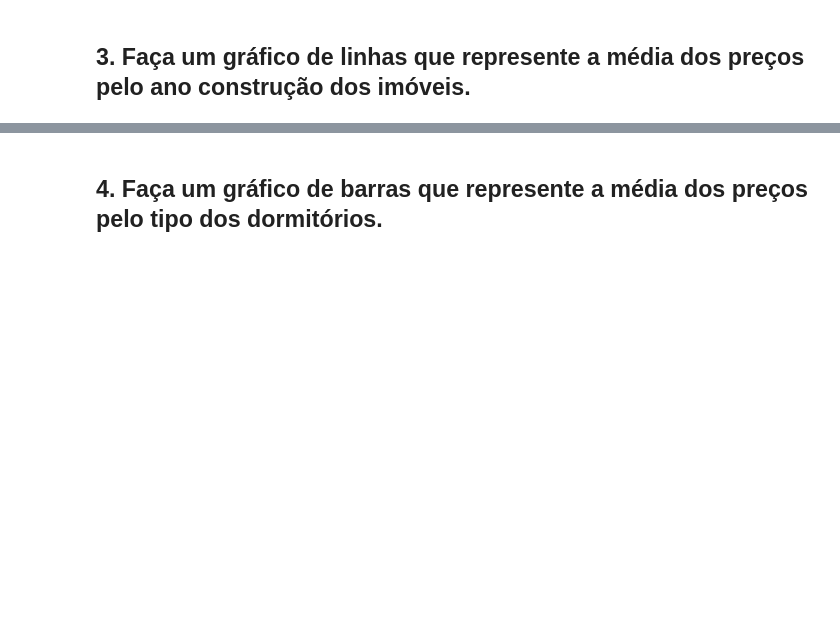
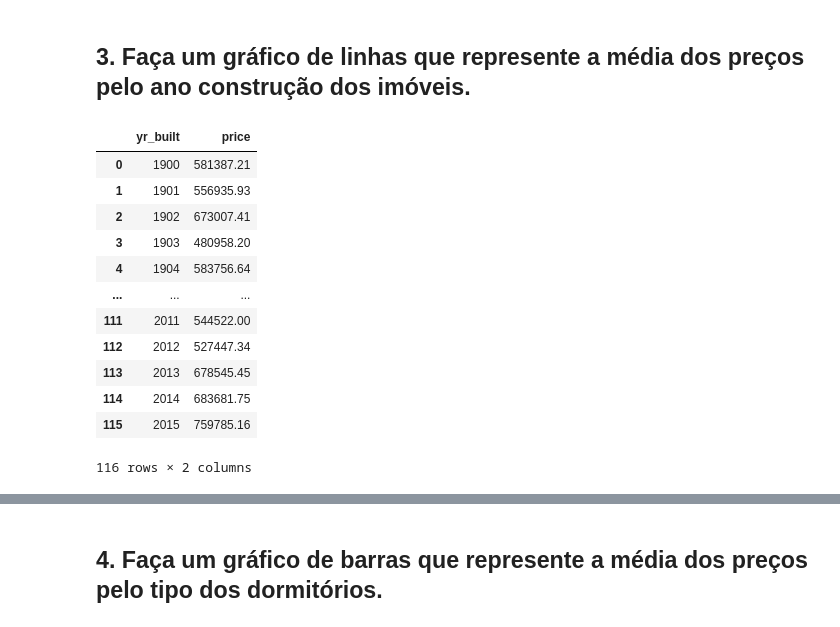
Before and after one commit to daniazevedo7/curso_python_zero_ao_ds, a Jupyter notebook: modulo_03/respostas.ipynb, the cells around one changed output, grey strips where cells are left out. Drawn from its saved outputs; the diff is of its cells as text; code cells hidden in the pictures; blank space fills up the shorter version.

```diff
--- a/modulo_03/respostas.ipynb
+++ b/modulo_03/respostas.ipynb
@@ -112,2 +121,18 @@ ValueError: Could not interpret input 'bedrooms'
 # %% [markdown]
 ## 3. Faça um gráfico de linhas que represente a média dos preços pelo ano construção dos imóveis.
+# %%
+data[['price', 'yr_built']].groupby('yr_built').mean().reset_index()
+# %% [output]
+|  | yr_built | price |
+| 0 | 1900 | 581387.21 |
+| 1 | 1901 | 556935.93 |
+| 2 | 1902 | 673007.41 |
+| 3 | 1903 | 480958.20 |
+| 4 | 1904 | 583756.64 |
+| ... | ... | ... |
+| 111 | 2011 | 544522.00 |
+| 112 | 2012 | 527447.34 |
+| 113 | 2013 | 678545.45 |
+| 114 | 2014 | 683681.75 |
+| 115 | 2015 | 759785.16 |
+116 rows × 2 columns
```
Also changed, not shown: parts of 11 cells of this notebook.
